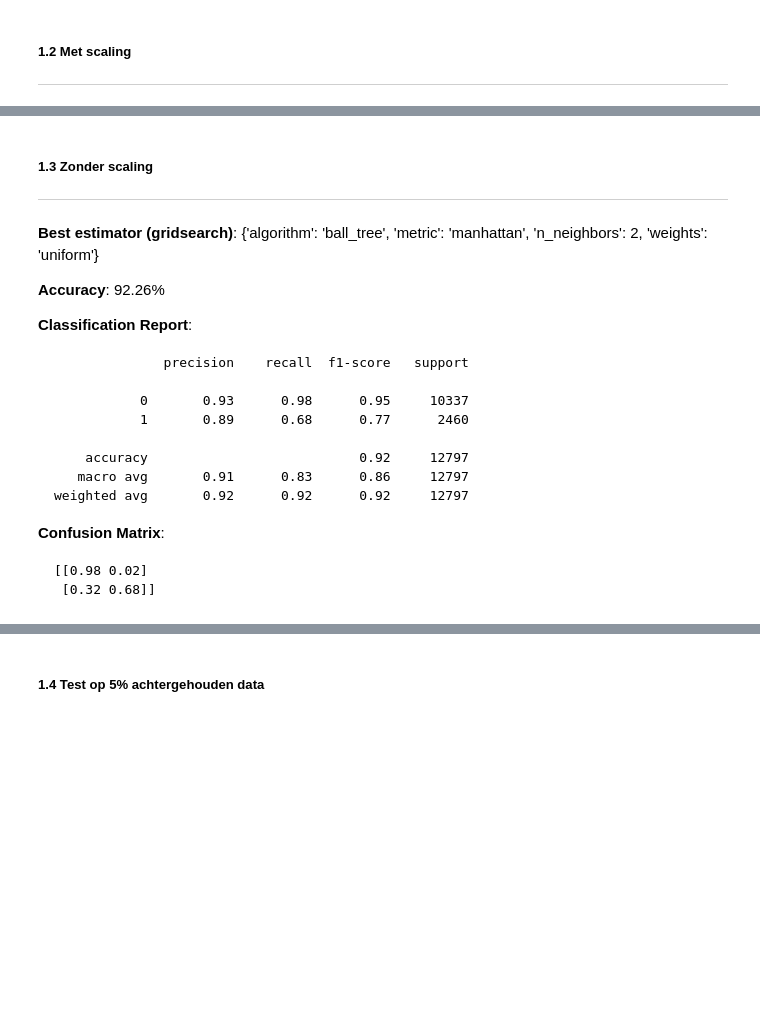
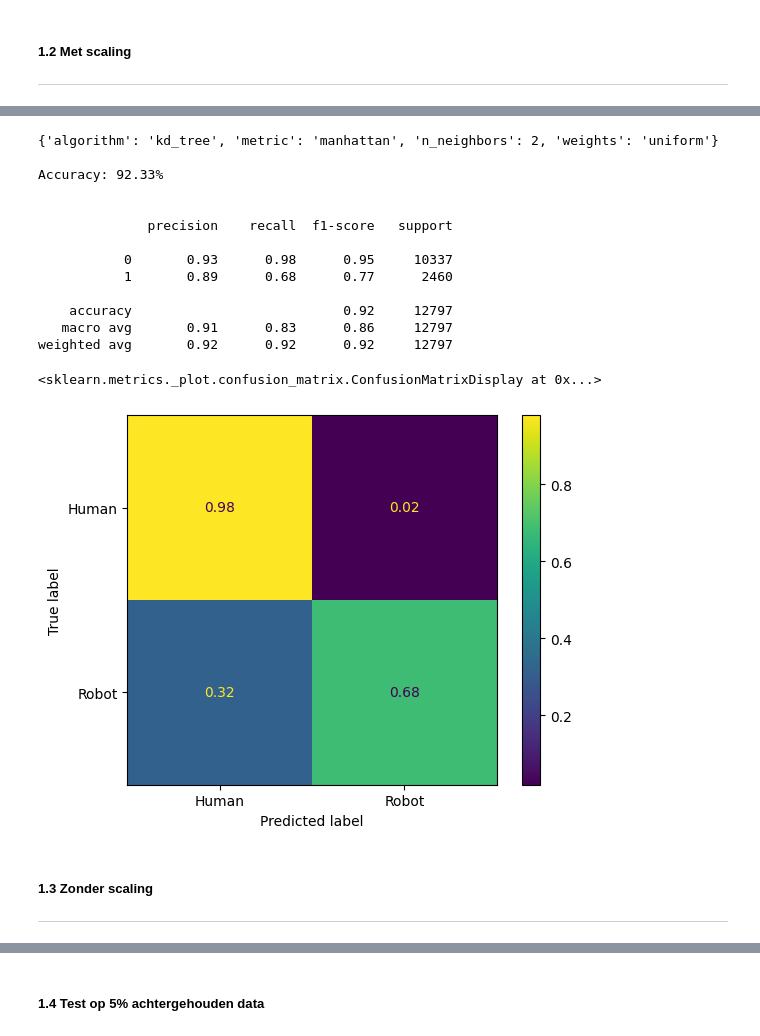
Before and after one commit to Floris-Buyse-FB/project_weblog, a Jupyter notebook: rapport.ipynb, the cells around one changed output, grey strips where cells are left out. Saved outputs shown, nothing was run; the diff lists cells and outputs as text; code cells hidden in the pictures; blank space fills up the shorter version.

````diff
--- a/rapport.ipynb
+++ b/rapport.ipynb
@@ -1018,0 +1226,47 @@ gewichten toe kennen aan individuele modellen in het ensemble. Hierdoor kun je d
+# %%
+# duurt 10 minuten en 51 seconden om te runnen (10 CPU-cores)
+
+param_grid_knn_scaled = {
+    'n_neighbors': np.arange(1, 10),
+    'weights': ['uniform', 'distance'],
+    'metric': ['euclidean', 'manhattan'],
+    'algorithm': ['auto', 'ball_tree', 'kd_tree']
+}
+
+pipeline = Pipeline([
+    ('scaler', StandardScaler()),
+    ('grid_search', GridSearchCV(param_grid=param_grid_knn_scaled, estimator=KNeighborsClassifier(), cv=5, n_jobs=-1, scoring='precision'))
+])
+
+pipeline.fit(X_train, y_train)
+
+print(pipeline['grid_search'].best_params_)
+
+knn_clf_scaled = pipeline['grid_search'].best_estimator_
+
+knn_clf_scaled.fit(X_train, y_train)
+
+y_pred_knn_scaled = knn_clf_scaled.predict(X_test)
+
+print("\nAccuracy: {:.2f}".format(((accuracy_score(y_test, y_pred_knn_scaled)) * 100)) + "%")
+print("\n")
+print(classification_report(y_test, y_pred_knn_scaled))
+
+cmDiplay = ConfusionMatrixDisplay(np.round(confusion_matrix(y_test, y_pred_knn_scaled, normalize='true'), 2), display_labels=['Human', 'Robot'])
+cmDiplay.plot()
+# %% [output]
+{'algorithm': 'kd_tree', 'metric': 'manhattan', 'n_neighbors': 2, 'weights': 'uniform'}
+
+Accuracy: 92.33%
+
+
+              precision    recall  f1-score   support
+
+           0       0.93      0.98      0.95     10337
+           1       0.89      0.68      0.77      2460
+
+    accuracy                           0.92     12797
+   macro avg       0.91      0.83      0.86     12797
+weighted avg       0.92      0.92      0.92     12797
+<sklearn.metrics._plot.confusion_matrix.ConfusionMatrixDisplay at 0x...>
+[figure, added]
@@ -1020,25 +1277,3 @@ gewichten toe kennen aan individuele modellen in het ensemble. Hierdoor kun je d
 ##### 1.3 Zonder scaling
 
 ---
-# %% [markdown]
-**Best estimator (gridsearch)**: {'algorithm': 'ball_tree', 'metric': 'manhattan', 'n_neighbors': 2, 'weights': 'uniform'}
-
-**Accuracy**: 92.26%
-
-**Classification Report**:
-```
-              precision    recall  f1-score   support
-
-           0       0.93      0.98      0.95     10337
-           1       0.89      0.68      0.77      2460
-
-    accuracy                           0.92     12797
-   macro avg       0.91      0.83      0.86     12797
-weighted avg       0.92      0.92      0.92     12797
-```
-
-**Confusion Matrix**:
-```
-[[0.98 0.02]
- [0.32 0.68]]
-```
````
Also changed, not shown: parts of 65 cells of this notebook, 33 other files.
